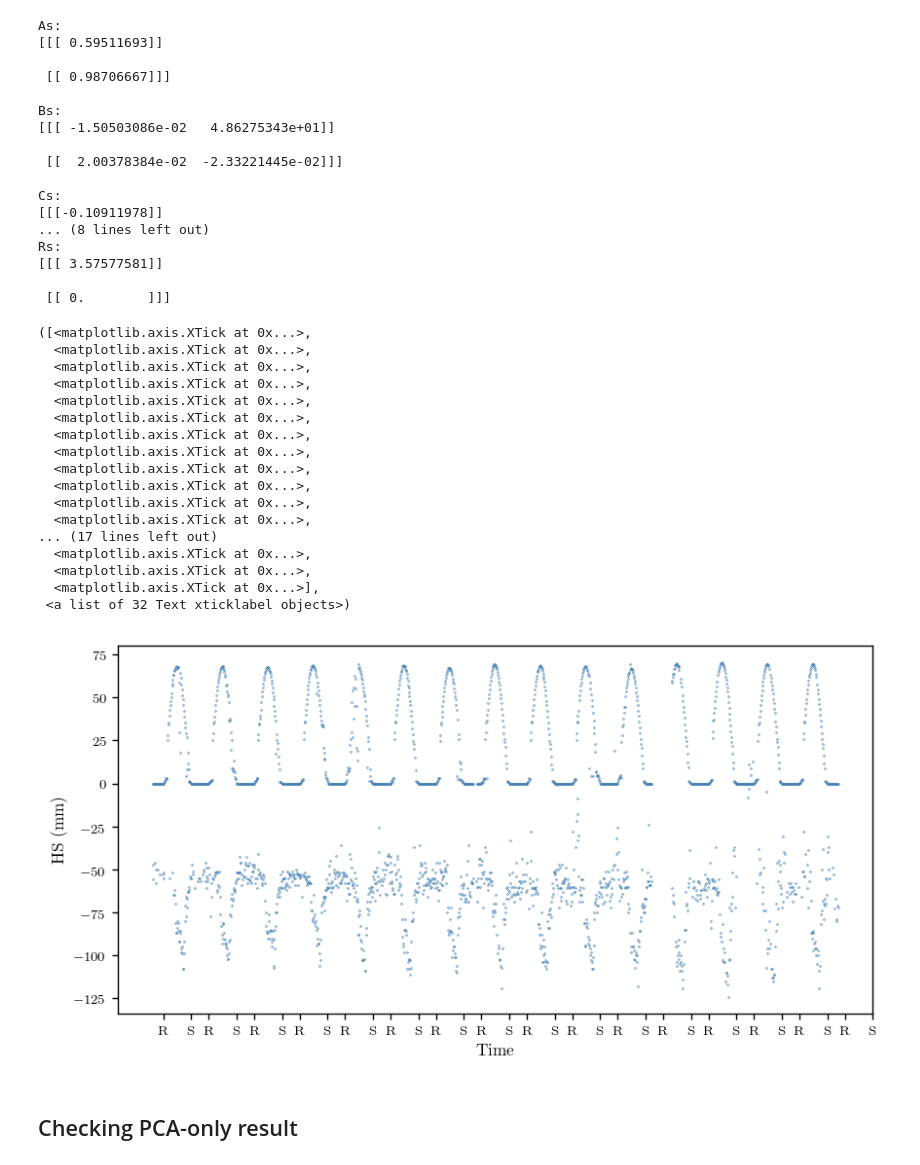
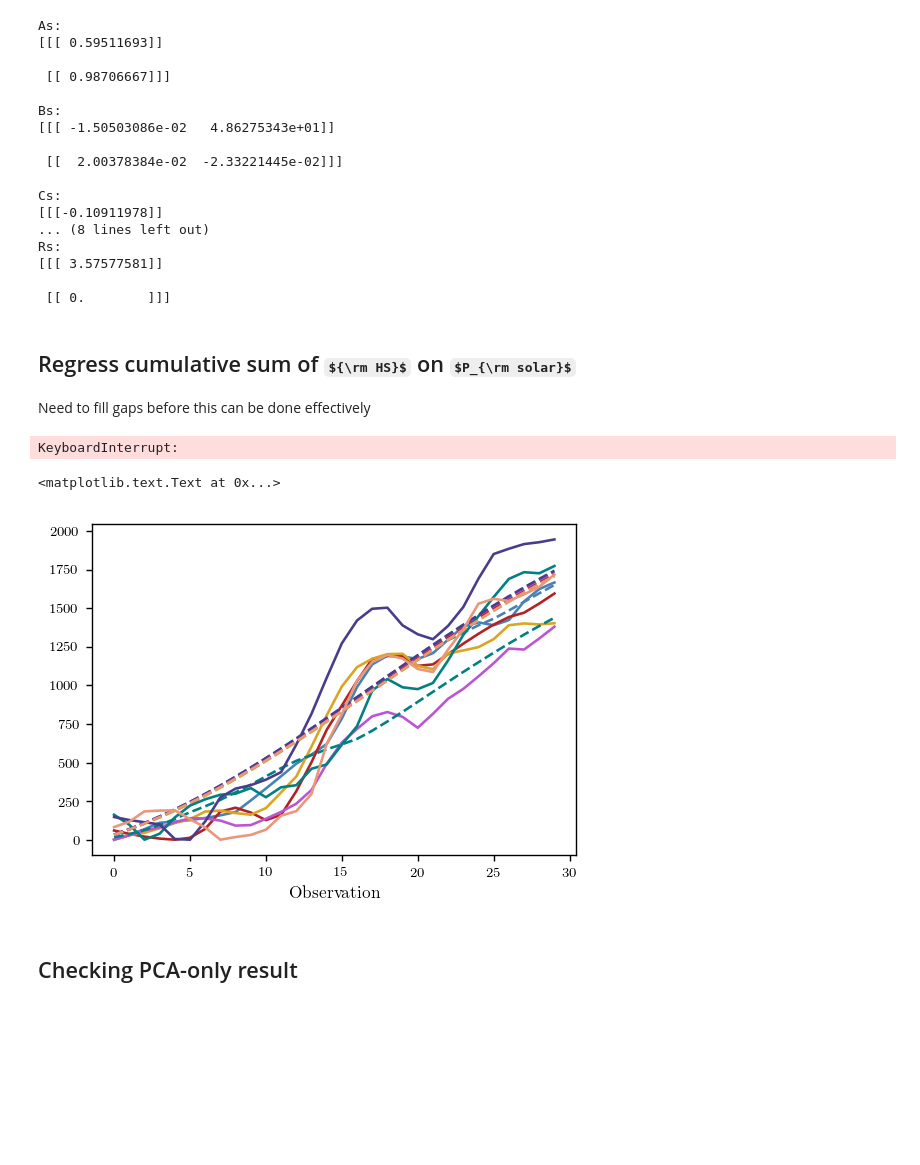
Before and after one commit to adam-coogan/snow_data_cleaning, a Jupyter notebook: scripts/Stable SSM EM.ipynb, the cells around one changed output. Saved outputs shown, nothing was run; the diff lists cells and outputs as text; code cells hidden in the pictures; some formulas as TeX source; blank space fills up the shorter version.

Commit message:
More attempts to regress summer flutter onto cumulative sum of P_solar. This is done in the SSM EM and Flutter files since gaps need to be filled before this can be done effectively.

```diff
--- a/scripts/Stable SSM EM.ipynb
+++ b/scripts/Stable SSM EM.ipynb
@@ -170,42 +154,42 @@ Rs:
 [[[ 3.57577581]]
 
  [[ 0.        ]]]
-# %%
-ti = 29050
-tf = 30500
-
-plt.figure(figsize=(8, 4))
-
-plt.plot_date(pd.to_datetime(times[ti:tf]), y_sd_raw[ti:tf, 6], '.', markersize=0.7, color=colors[0])
-plt.plot_date(pd.to_datetime(times[ti:tf]), y_rad_raw[ti:tf], '.', markersize=0.7, color=colors[0])
-
-#plt.xlim(0, tf-ti)
-plt.xlabel("Time")
-plt.ylabel("HS (mm)")
-
-# Tick x axis at dawn and dusk each day
-dawns, dusks = get_dawn_dusk(times[ti:tf:96])
-dawn_dusk_ticks = np.array(zip(dawns, dusks)).flatten()
-plt.xticks(dawn_dusk_ticks, ["R", "S"] * (len(dawn_dusk_ticks) / 2))
-# %% [output]
-([<matplotlib.axis.XTick at 0x...>,
-  <matplotlib.axis.XTick at 0x...>,
-  <matplotlib.axis.XTick at 0x...>,
-  <matplotlib.axis.XTick at 0x...>,
-  <matplotlib.axis.XTick at 0x...>,
-  <matplotlib.axis.XTick at 0x...>,
-  <matplotlib.axis.XTick at 0x...>,
-  <matplotlib.axis.XTick at 0x...>,
-  <matplotlib.axis.XTick at 0x...>,
-  <matplotlib.axis.XTick at 0x...>,
-  <matplotlib.axis.XTick at 0x...>,
-  <matplotlib.axis.XTick at 0x...>,
-... (17 lines left out)
-  <matplotlib.axis.XTick at 0x...>,
-  <matplotlib.axis.XTick at 0x...>,
-  <matplotlib.axis.XTick at 0x...>],
- <a list of 32 Text xticklabel objects>)
-[figure, removed]
+# %% [markdown]
+## Regress cumulative sum of ${\rm HS}$ on $P_{\rm solar}$
+Need to fill gaps before this can be done effectively
+# %%
+hs_hat = Y_hat[0, :]
+rad_hat = Y_hat[1, :]
+# %%
+day_hs = [[]]
+day_rad = [[]]
+
+for t in range(tf-ti):
+    # Get dawn and dusk times
+    dawn, dusk = get_dawn_dusk(times[ti+t:ti+t+1])
+
+    # If it's day, append to day's radiation or HS
+    if dawn[0] < times[ti+t] < dusk[0]:
+        day_hs[-1].append(hs_hat[t])
+        day_rad[-1].append(rad_hat[t])
+    # If it's about to become night, add a new day's list
+    if times[ti+t] < dusk[0] < times[ti+t+1]:
+        day_hs.append([])
+        day_rad.append([])
+# %% [output]
+KeyboardInterrupt:
+# %%
+for rad, hs, c in zip(day_rad, day_hs, colors):
+    plt.plot(np.array(np.cumsum(np.power(rad[10:40], 1.0))), '--', color=c)
+    plt.plot(-35*(np.array(hs[10:40]) - np.max(np.array(hs[10:40]))), '-', color=c)
+    #plt.plot((np.array(hs) - np.max(np.array(hs))) / np.array(np.cumsum(np.power(rad, 1.0))), '.')
+
+plt.xlabel("Observation")
+
+#plt.ylim(-0.02, 0.02)
+# %% [output]
+<matplotlib.text.Text at 0x...>
+[figure, added]
 # %% [markdown]
 ## Checking PCA-only result
 # %%
```
Also changed, not shown: parts of 9 cells of this notebook, 1 other file.
